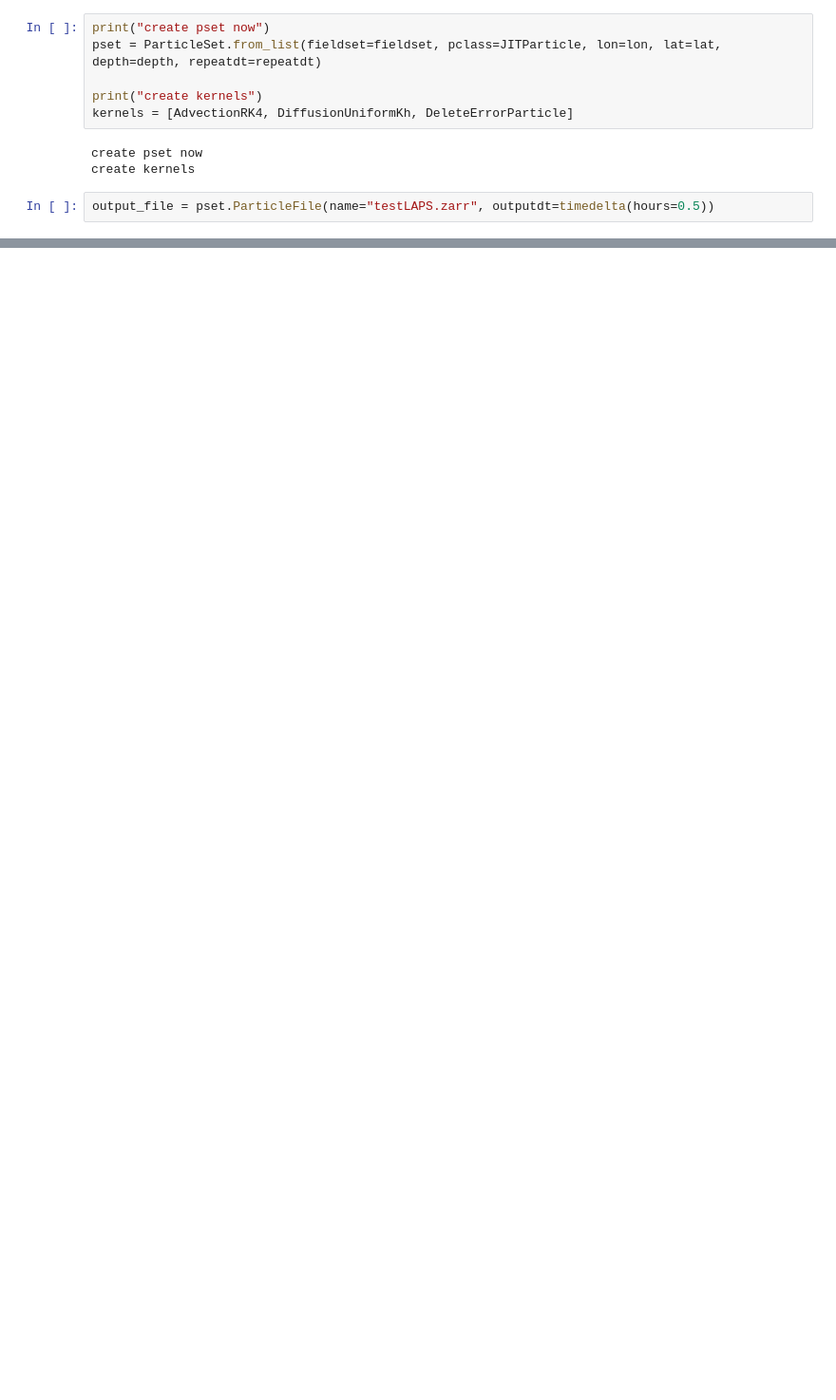
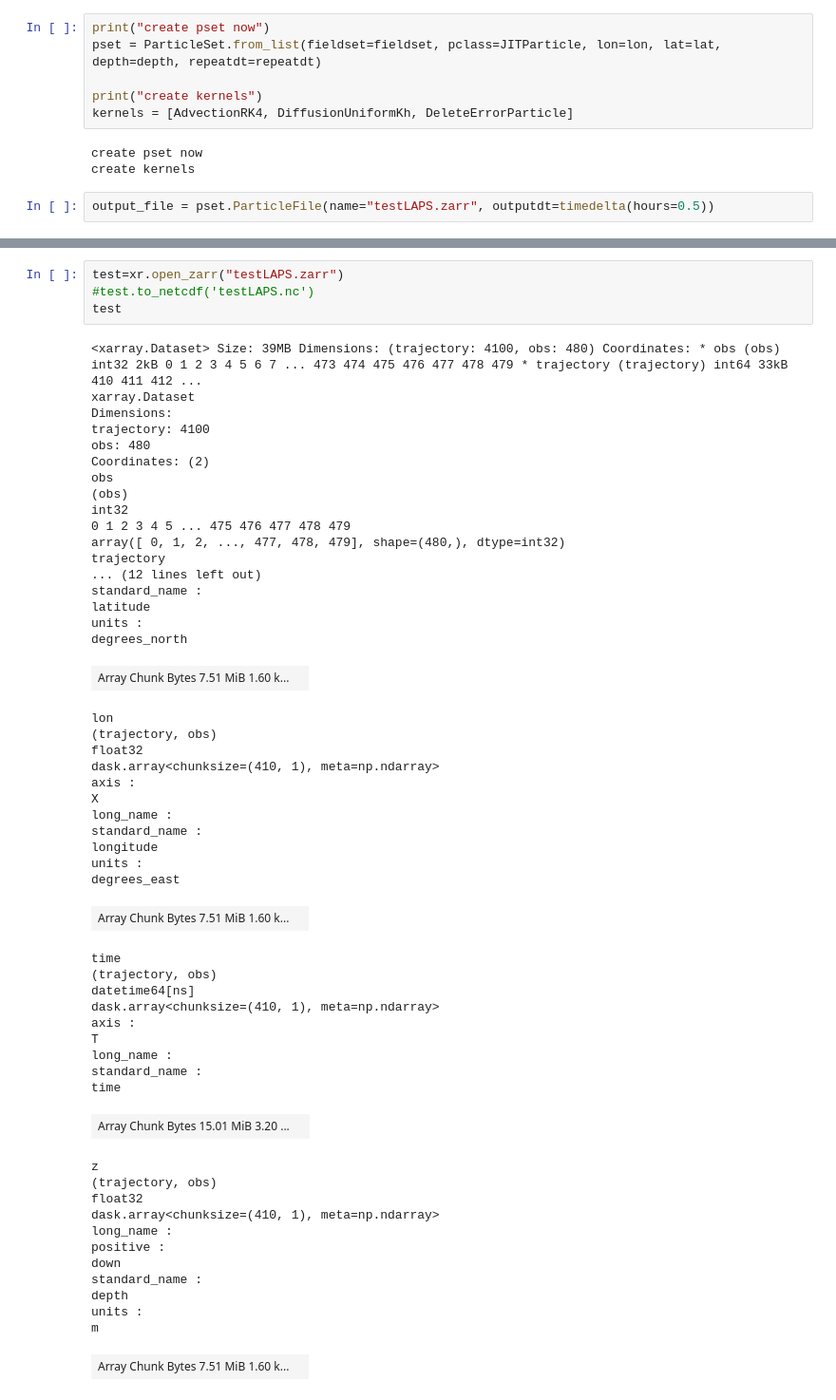
Before and after one commit to JohannaWren/LAPS_modeling, a Jupyter notebook: LAPS_main_run.ipynb, the cells around one changed output, grey strips where cells are left out. Shown at 95% size. Drawn from its saved outputs; the diff is of its cells as text; blank space fills up the shorter version.

```diff
--- a/LAPS_main_run.ipynb
+++ b/LAPS_main_run.ipynb
@@ -217,0 +202,57 @@ INFO: Output files are stored in testLAPS.zarr.
+# %%
+test=xr.open_zarr("testLAPS.zarr")
+#test.to_netcdf('testLAPS.nc')
+test
+# %% [output]
+<xarray.Dataset> Size: 39MB Dimensions: (trajectory: 4100, obs: 480) Coordinates: * obs (obs) int32 2kB 0 1 2 3 4 5 6 7 ... 473 474 475 476 477 478 479 * trajectory (trajectory) int64 33kB 410 411 412 ...
+xarray.Dataset
+Dimensions:
+trajectory: 4100
+obs: 480
+Coordinates: (2)
+obs
+(obs)
+int32
+0 1 2 3 4 5 ... 475 476 477 478 479
+array([ 0, 1, 2, ..., 477, 478, 479], shape=(480,), dtype=int32)
+trajectory
+... (12 lines left out)
+standard_name :
+latitude
+units :
+degrees_north
+| Array Chunk Bytes 7.51 MiB 1.60 k... |  |
+lon
+(trajectory, obs)
+float32
+dask.array<chunksize=(410, 1), meta=np.ndarray>
+axis :
+X
+long_name :
+standard_name :
+longitude
+units :
+degrees_east
+| Array Chunk Bytes 7.51 MiB 1.60 k... |  |
+time
+(trajectory, obs)
+datetime64[ns]
+dask.array<chunksize=(410, 1), meta=np.ndarray>
+axis :
+T
+long_name :
+standard_name :
+time
+| Array Chunk Bytes 15.01 MiB 3.20 ... |  |
+z
+(trajectory, obs)
+float32
+dask.array<chunksize=(410, 1), meta=np.ndarray>
+long_name :
+positive :
+down
+standard_name :
+depth
+units :
+m
+| Array Chunk Bytes 7.51 MiB 1.60 k... |  |
```
Also changed, not shown: parts of 9 cells of this notebook.
